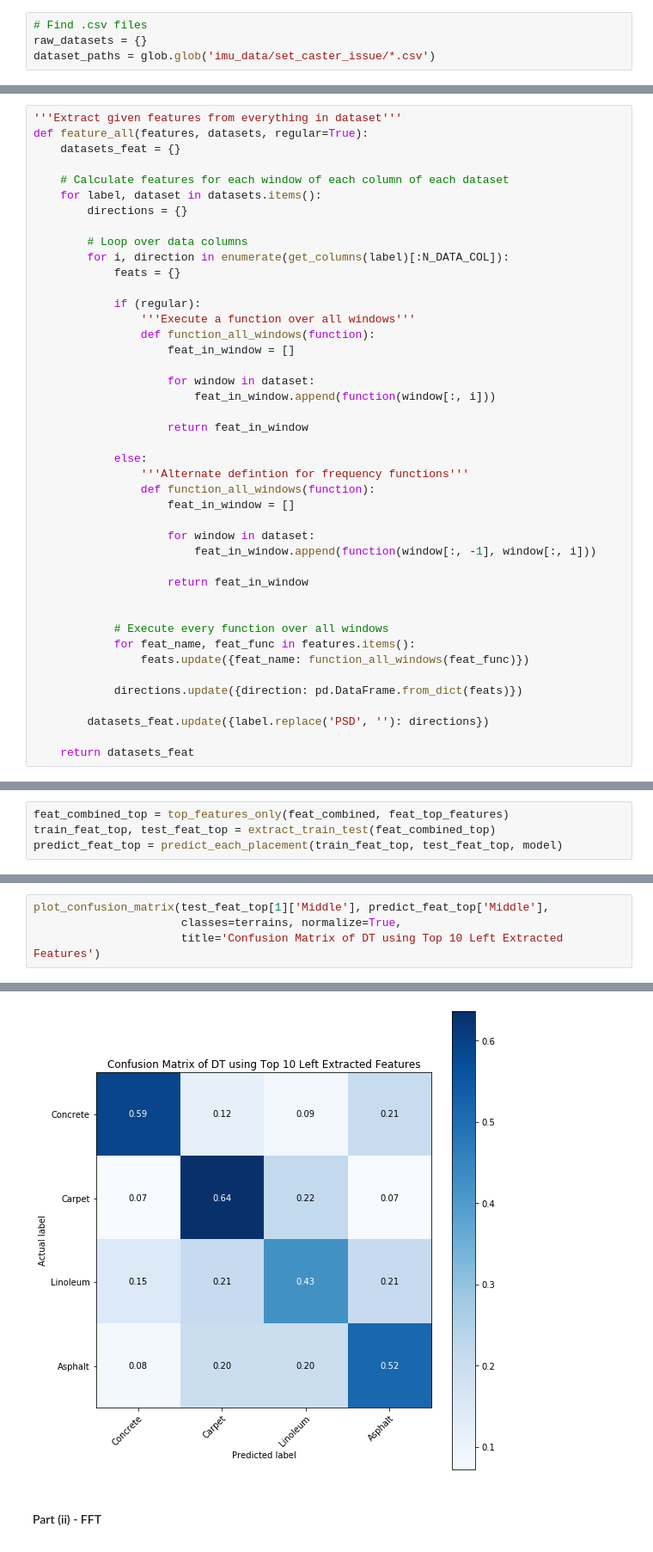
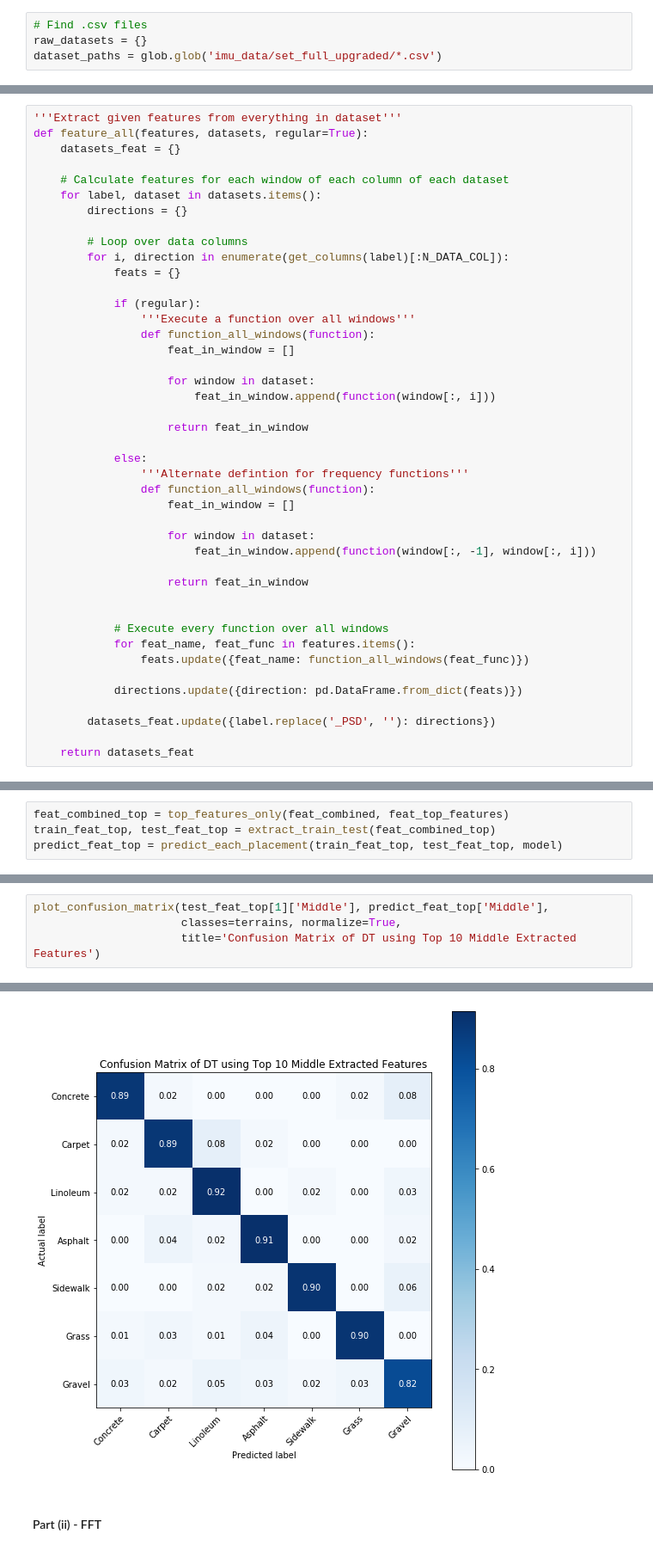
Before and after one commit to KeenanMcConkey/Wheelchair-Terrain-Classification, a Jupyter notebook: TerrainClassification-NewData.ipynb, the cells around one changed output, grey strips where cells are left out. Shown at 86% size. Cells and saved outputs as stored; diff of their text form.

Commit message:
Run notebook on more new data

```diff
--- a/TerrainClassification-NewData.ipynb
+++ b/TerrainClassification-NewData.ipynb
@@ -97,7 +97,7 @@ def get_transform(_label):
 # %%
 # Find .csv files
 raw_datasets = {}
-dataset_paths = glob.glob('imu_data/set_caster_issue/*.csv')
+dataset_paths = glob.glob('imu_data/set_full_upgraded/*.csv')
 # %%
 # Import datasets as an array of Pandas DataFrames
 TRIM_START = 1800 # Number of data points to trim from each side (1s = 300 data points for frame)
@@ -917,7 +928,7 @@ def feature_all(features, datasets, regular=True):
 
             directions.update({direction: pd.DataFrame.from_dict(feats)})
 
-        datasets_feat.update({label.replace('PSD', ''): directions})
+        datasets_feat.update({label.replace('_PSD', ''): directions})
 
     return datasets_feat
 # %%
@@ -1852,10 +1866,10 @@ DT Classifer with Top 10 Middle Extracted Features: Accuracy = 0.540816326530612
 # %%
 plot_confusion_matrix(test_feat_top[1]['Middle'], predict_feat_top['Middle'],
                       classes=terrains, normalize=True,
-                      title='Confusion Matrix of DT using Top 10 Left Extracted Features')
+                      title='Confusion Matrix of DT using Top 10 Middle Extracted Features')
 # %% [output]
 <Figure size 432x288 with 0 Axes>
-[figure, old version]
+[figure, new version]
 # %% [markdown]
 #### Part (ii) - FFT
 # %%
```
Also changed, not shown: parts of 77 cells of this notebook, 36 other files.
